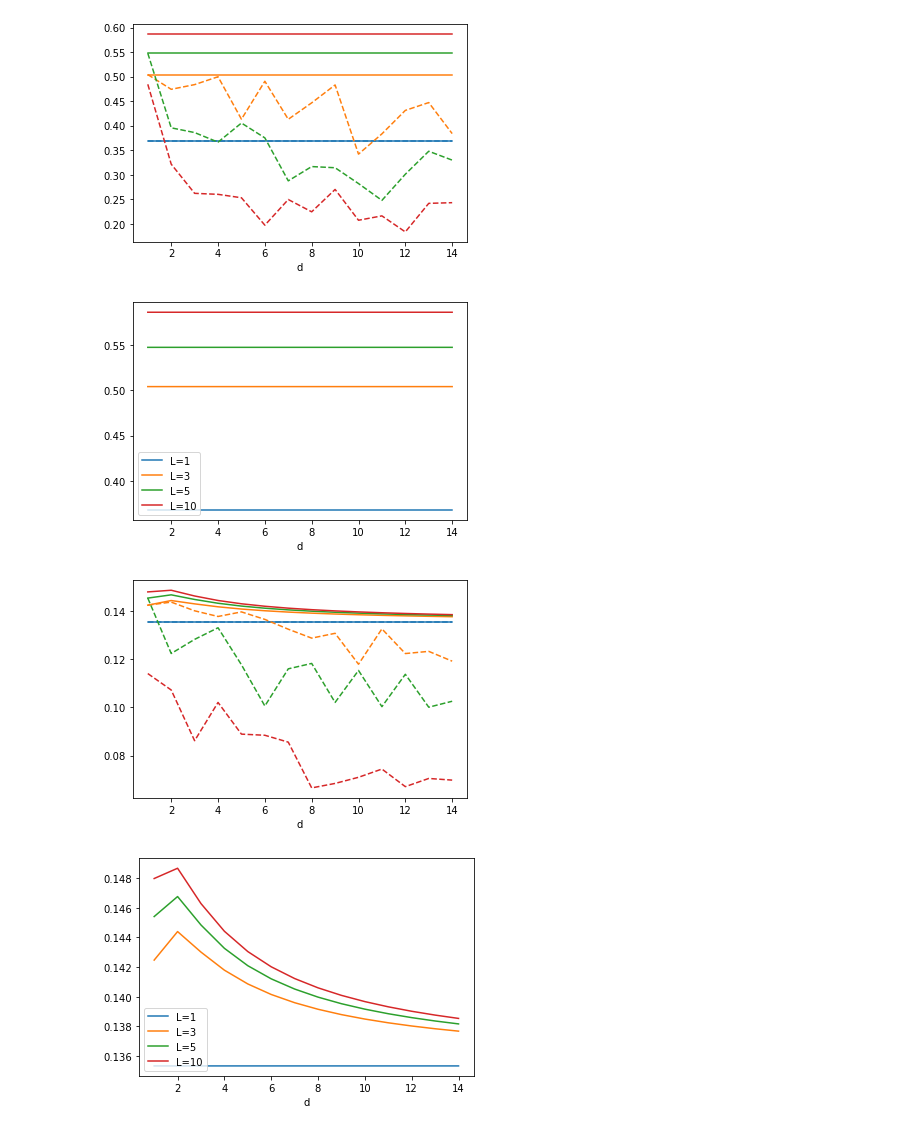
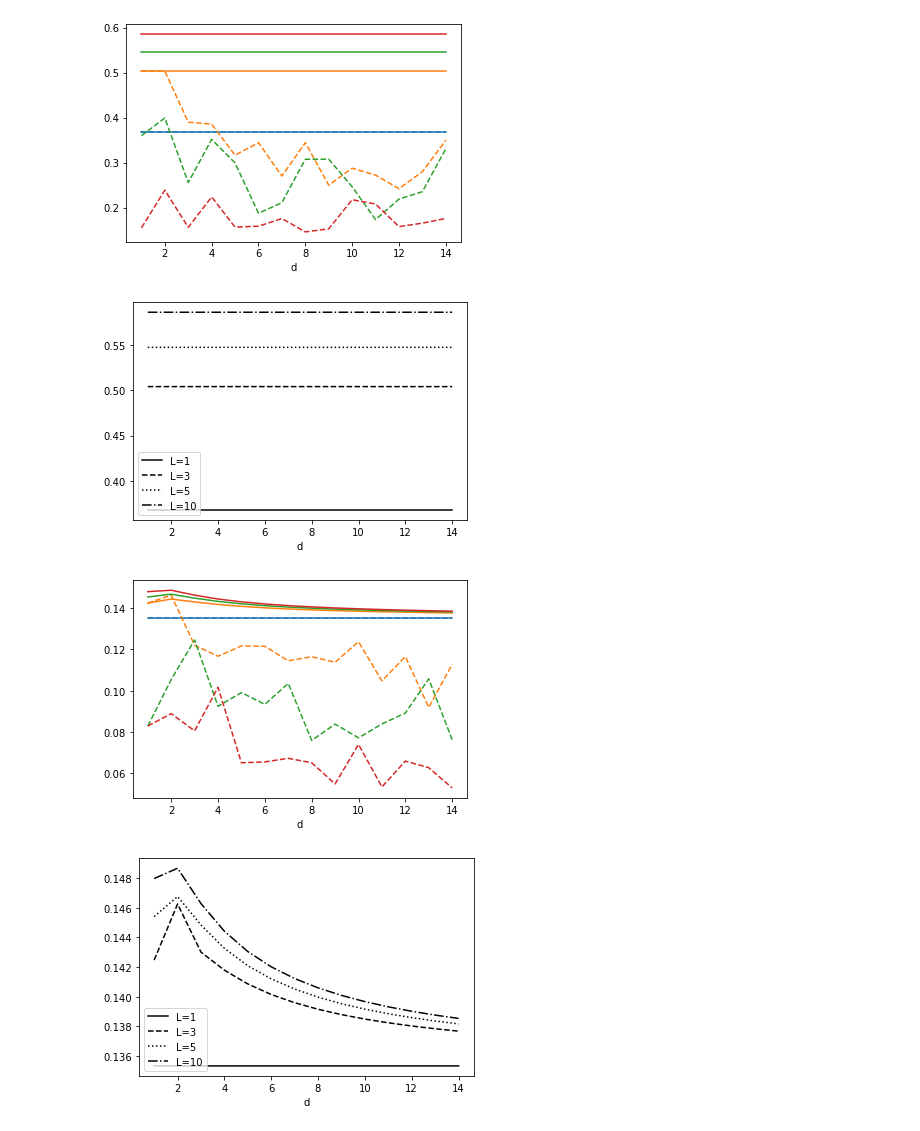
Before and after one commit to jorgenriseth/funcshape, a Jupyter notebook: notebooks/norm-estimates.ipynb, the cells around one changed output. Drawn from its saved outputs; the diff is of its cells as text; code cells hidden in the pictures.

```diff
--- a/notebooks/norm-estimates.ipynb
+++ b/notebooks/norm-estimates.ipynb
@@ -155,10 +151,12 @@ def save_fig(fig, label, k, norm_estimate, projection_strat):
 # %%
-RUNS=100
+RUNS=10
 norm_est = "loose"
 projection_strat = "separate"
+savefig = create_figsaver("../figures/norm-estimates")
 for k in range(1, 4):
     fig1, ax1, = plt.subplots()
     fig2, ax2, = plt.subplots()
+    ax2.set_prop_cycle(MONOCHROME)
     for d in [1, 3, 5, 10]:
         L = range(1, 15)
         deterministic = [deterministic_norm_estimate(l, d, k, norm_est, projection_strat) for l in L]
@@ -171,7 +169,6 @@ for k in range(1, 4):
     ax1.set_xlabel("L")
     ax2.legend(loc="lower left")
     ax2.set_xlabel("L")
-    save_fig(fig1, "layers-both", k, norm_est, projection_strat)
-    save_fig(fig2, "layers-max", k, norm_est, projection_strat)
+    savefig(f"layers-max-{norm_est}-{projection_strat}-k_{k}.pdf", fig=fig2)
     plt.show()
 # %% [output]
@@ -184,25 +181,25 @@ for k in range(1, 4):
 # %%
 for k in range(1, 4):
     fig1, ax1, = plt.subplots()
     fig2, ax2, = plt.subplots()
+    ax2.set_prop_cycle(MONOCHROME)
     for L in [1, 3, 5, 10]:
         D = range(1, 15)
         deterministic = [deterministic_norm_estimate(L, d, k, norm_est, projection_strat) for d in D]
         random = [random_norm_estimate(L, d, k, norm_est, projection_strat, RUNS) for d in D]
         line, = ax1.plot(D, deterministic, label=f"L={L}")
         ax1.plot(D, random, "--", color=line.get_color())
         ax2.plot(D, [max(ti) for ti in zip(random, deterministic)], label=f"L={L}")
 
 
     ax2.legend(loc="lower left")
     ax1.set_xlabel("d")
     ax2.legend(loc="lower left")
     ax2.set_xlabel("d")
-    save_fig(fig1, "layers-both", k, norm_est, projection_strat)
-    save_fig(fig2, "layers-max", k, norm_est, projection_strat)
+    savefig(f"width-max-{norm_est}-{projection_strat}-k_{k}.pdf", fig=fig2)
     plt.show()
 # %% [output]
-[figure, old version]
+[figure, new version]
-[figure, old version]
+[figure, new version]
-[figure, old version]
+[figure, new version]
-[figure, old version]
+[figure, new version]
```
Also changed, not shown: parts of 4 cells of this notebook, 3 other files.
